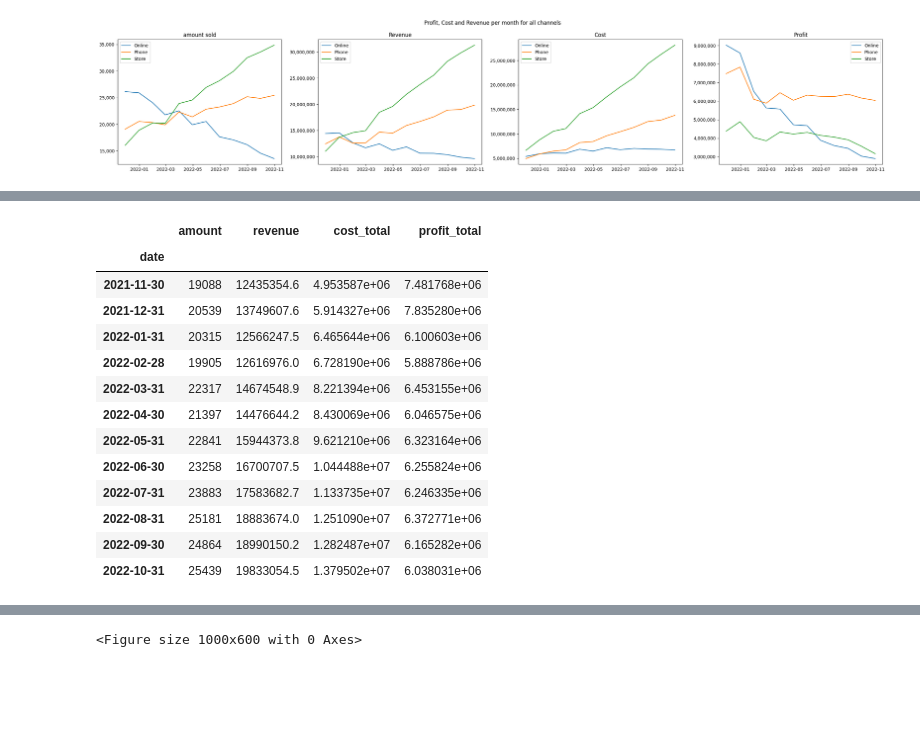
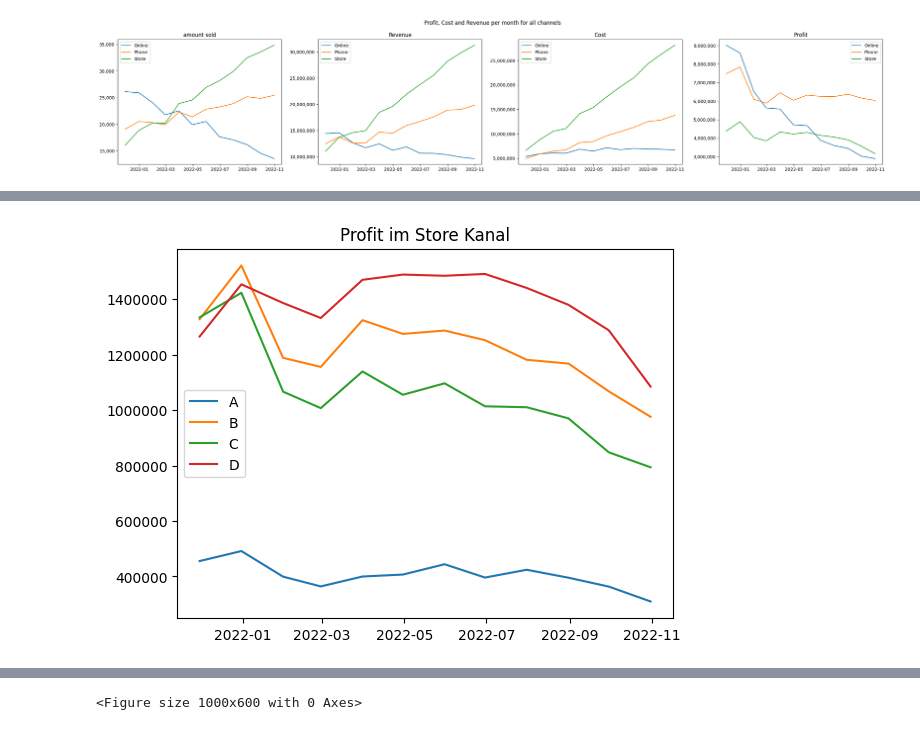
Before and after one commit to AliBenBali/TabletGmbHProjekt, a Jupyter notebook: Analyse_Ali.ipynb, the cells around one changed output, grey strips where cells are left out. Drawn from its saved outputs; the diff is of its cells as text; code cells hidden in the pictures; blank space fills up the shorter version.

```diff
--- a/Analyse_Ali.ipynb
+++ b/Analyse_Ali.ipynb
@@ -1580,17 +1602,10 @@ plt.tight_layout()
-# %%
-df_sales_phone
-# %% [output]
-|  | amount | revenue | cost_total | profit_total |
-| date |  |  |  |  |
-| 2021-11-30 | 19088 | 12435354.6 | 4.953587e+06 | 7.481768e+06 |
-| 2021-12-31 | 20539 | 13749607.6 | 5.914327e+06 | 7.835280e+06 |
-| 2022-01-31 | 20315 | 12566247.5 | 6.465644e+06 | 6.100603e+06 |
-| 2022-02-28 | 19905 | 12616976.0 | 6.728190e+06 | 5.888786e+06 |
-| 2022-03-31 | 22317 | 14674548.9 | 8.221394e+06 | 6.453155e+06 |
-| 2022-04-30 | 21397 | 14476644.2 | 8.430069e+06 | 6.046575e+06 |
-| 2022-05-31 | 22841 | 15944373.8 | 9.621210e+06 | 6.323164e+06 |
-| 2022-06-30 | 23258 | 16700707.5 | 1.044488e+07 | 6.255824e+06 |
-| 2022-07-31 | 23883 | 17583682.7 | 1.133735e+07 | 6.246335e+06 |
-| 2022-08-31 | 25181 | 18883674.0 | 1.251090e+07 | 6.372771e+06 |
-| 2022-09-30 | 24864 | 18990150.2 | 1.282487e+07 | 6.165282e+06 |
-| 2022-10-31 | 25439 | 19833054.5 | 1.379502e+07 | 6.038031e+06 |
+# %%
+plt.plot(df_sales_shop_a["profit_total"], label='A')
+plt.plot(df_sales_shop_b["profit_total"], label='B')
+plt.plot(df_sales_shop_c["profit_total"], label='C')
+plt.plot(df_sales_shop_d["profit_total"], label='D')
+plt.title('Profit im Store Kanal')
+plt.legend()
+plt.ticklabel_format(style='plain', axis='y')
+# %% [output]
+[figure, added]
```
Also changed, not shown: parts of 2 cells of this notebook.
